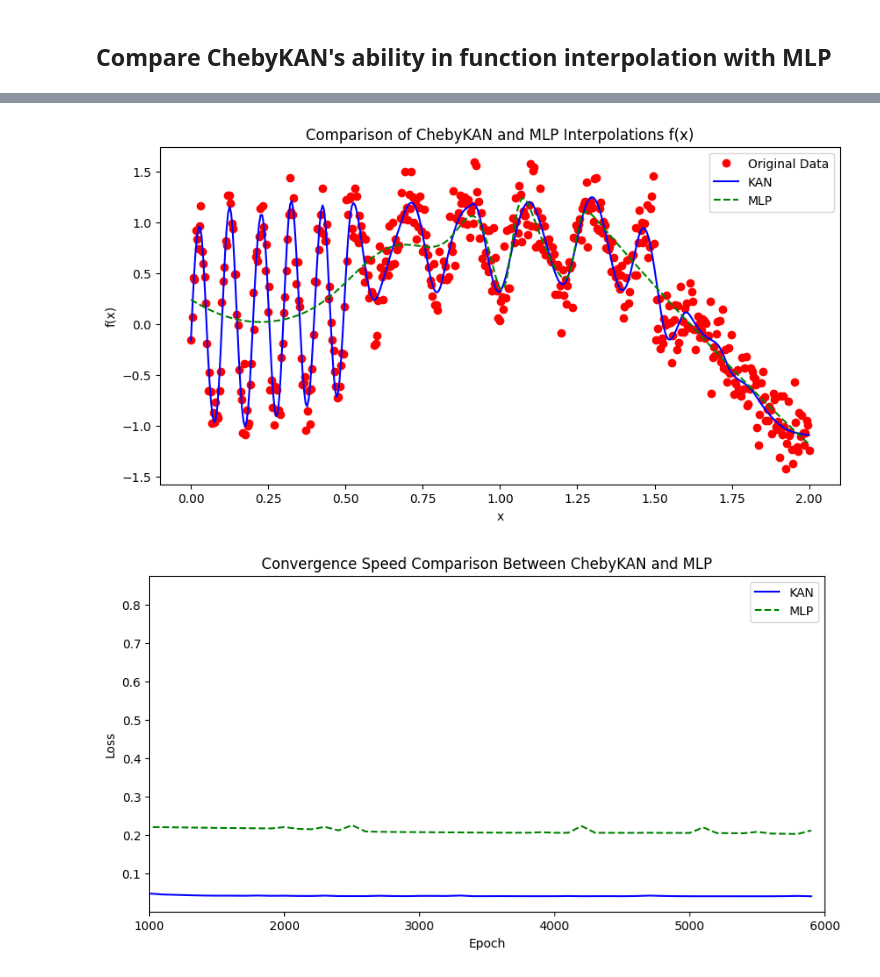
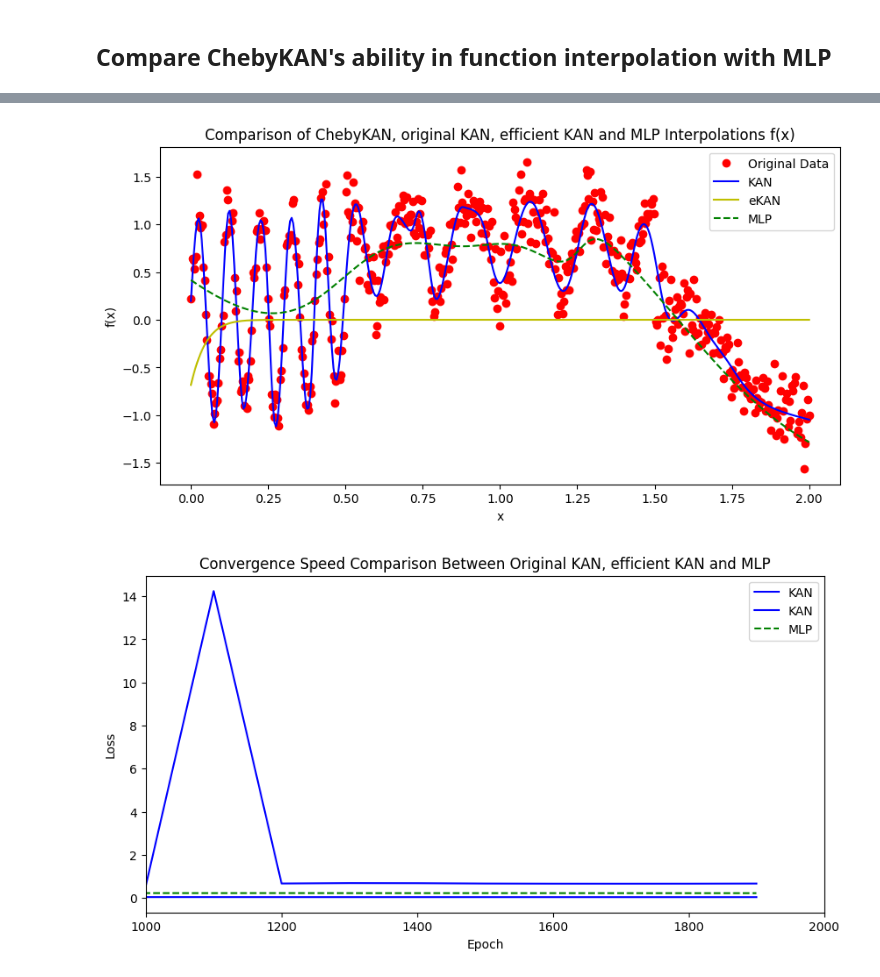
Before and after one commit to rvpant/mlp-kan-final, a Jupyter notebook: KAN_Function_Interpolation_Test.ipynb, the cells around one changed output, grey strips where cells are left out. Drawn from its saved outputs; the diff is of its cells as text; code cells hidden in the pictures.

Commit message:
effcient kan function interpolation test

```diff
--- a/KAN_Function_Interpolation_Test.ipynb
+++ b/KAN_Function_Interpolation_Test.ipynb
@@ -68,24 +80,38 @@ y_train = torch.tensor(target_function(x_train))
 # Instantiate models
 cheby_model = ChebyKAN()
 kan_model = layer2KAN()
+ekan_model = layer2EfficientKAN()
 mlp_model = SimpleMLP()
 
 # Define loss function and optimizer
 criterion = nn.MSELoss()
-optimizer_cheby = torch.optim.Adam(kan_model.parameters(), lr=0.01)
+criterion_ekan = nn.MSELoss() #nn.CrossEntropyLoss()
+optimizer_kan = torch.optim.Adam(kan_model.parameters(), lr=0.01)
+optimizer_ekan = torch.optim.Adam(ekan_model.parameters(), lr=1e-3, weight_decay=1e-4)
+scheduler_ekan = torch.optim.lr_scheduler.ExponentialLR(optimizer_ekan, gamma=0.8)
 optimizer_mlp = torch.optim.Adam(mlp_model.parameters(), lr=0.03)
 
-cheby_losses = []
+kan_losses = []
 mlp_losses = []
+ekan_losses = []
 
 # Train the models
 epochs = 200000
 for epoch in range(epochs):
-    optimizer_cheby.zero_grad()
-    outputs_cheby = kan_model(x_train)
-    loss_cheby = criterion(outputs_cheby, y_train)
-    loss_cheby.backward()
-    optimizer_cheby.step()
+    optimizer_kan.zero_grad()
+    outputs_kan = kan_model(x_train)
+    outputs_ekan = ekan_model(x_train)
+
+    loss_kan = criterion(outputs_kan, y_train)
+    loss_kan.backward()
+    optimizer_kan.step()
+
+    loss_ekan = criterion_ekan(outputs_ekan, y_train)
+    loss_ekan.backward()
+    optimizer_ekan.step()
+
+    # Update learning rate
+    scheduler_ekan.step()
 
     optimizer_mlp.zero_grad()
     outputs_mlp = mlp_model(x_train)
@@ -94,13 +120,15 @@ for epoch in range(epochs):
     optimizer_mlp.step()
 
     if epoch % 100 == 0:
-        cheby_losses.append(loss_cheby.item())
+        kan_losses.append(loss_kan.item())
+        ekan_losses.append(loss_ekan.item())
         mlp_losses.append(loss_mlp.item())
-        print(f'Epoch {epoch + 1}/{epochs}, KAN Loss: {loss_cheby.item():.4f}, MLP Loss: {loss_mlp.item():.4f}')
+        print(f'Epoch {epoch + 1}/{epochs}, KAN Loss: {loss_kan.item():.4f}, eKAN Loss: {loss_ekan.item():.4f}, MLP Loss: {loss_mlp.item():.4f}')
 
 # Test the models
 x_test = torch.linspace(0, 2, steps=400).unsqueeze(1)
-y_pred_cheby = kan_model(x_test).detach()
+y_pred_kan = kan_model(x_test).detach()
+y_pred_ekan = ekan_model(x_test).detach()
 y_pred_mlp = mlp_model(x_test).detach()
 # %% [output]
 checkpoint directory created: ./model
@@ -123,27 +150,29 @@ Epoch 5901/6000, KAN Loss: 0.0400, MLP Loss: 0.2115
 # %%
 # Plot the results
 plt.figure(figsize=(10, 5))
 plt.plot(x_train.numpy(), y_train.numpy(), 'ro', label='Original Data')
-plt.plot(x_test.numpy(), y_pred_cheby.numpy(), 'b-', label='KAN')
+plt.plot(x_test.numpy(), y_pred_kan.numpy(), 'b-', label='KAN')
+plt.plot(x_test.numpy(), y_pred_ekan.numpy(), 'y-', label='eKAN')
 plt.plot(x_test.numpy(), y_pred_mlp.numpy(), 'g--', label='MLP')
-plt.title('Comparison of ChebyKAN and MLP Interpolations f(x)')
+plt.title('Comparison of ChebyKAN, original KAN, efficient KAN and MLP Interpolations f(x)')
 plt.xlabel('x')
 plt.ylabel('f(x)')
 plt.legend()
 plt.show()
 # %% [output]
-[figure, old version]
+[figure, new version]
 # %%
 # Plot the convergence speed
 # Plotting
 plt.figure(figsize=(10, 5))
-plt.plot(range(0, epochs, 100), cheby_losses, 'b-', label='KAN')
+plt.plot(range(0, epochs, 100), kan_losses, 'b-', label='KAN')
+plt.plot(range(0, epochs, 100), ekan_losses, 'y-', label='KAN')
 plt.plot(range(0, epochs, 100), mlp_losses, 'g--', label='MLP')
-plt.title('Convergence Speed Comparison Between ChebyKAN and MLP')
+plt.title('Convergence Speed Comparison Between Original KAN, efficient KAN and MLP')
 plt.xlim(1000, epochs)
 plt.xlabel('Epoch')
 plt.ylabel('Loss')
 plt.legend()
 plt.show()
 # %% [output]
-[figure, old version]
+[figure, new version]
```
Also changed, not shown: parts of 3 cells of this notebook.
